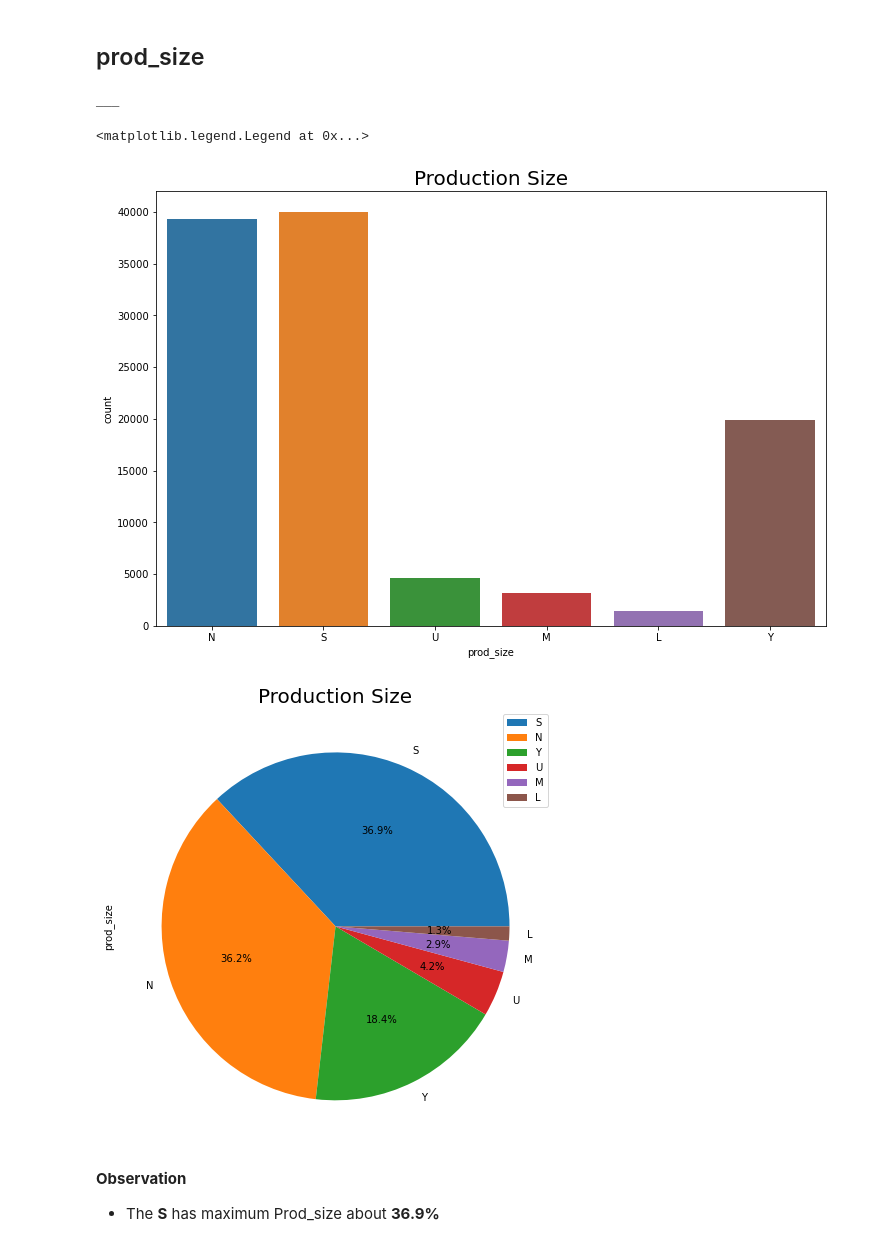
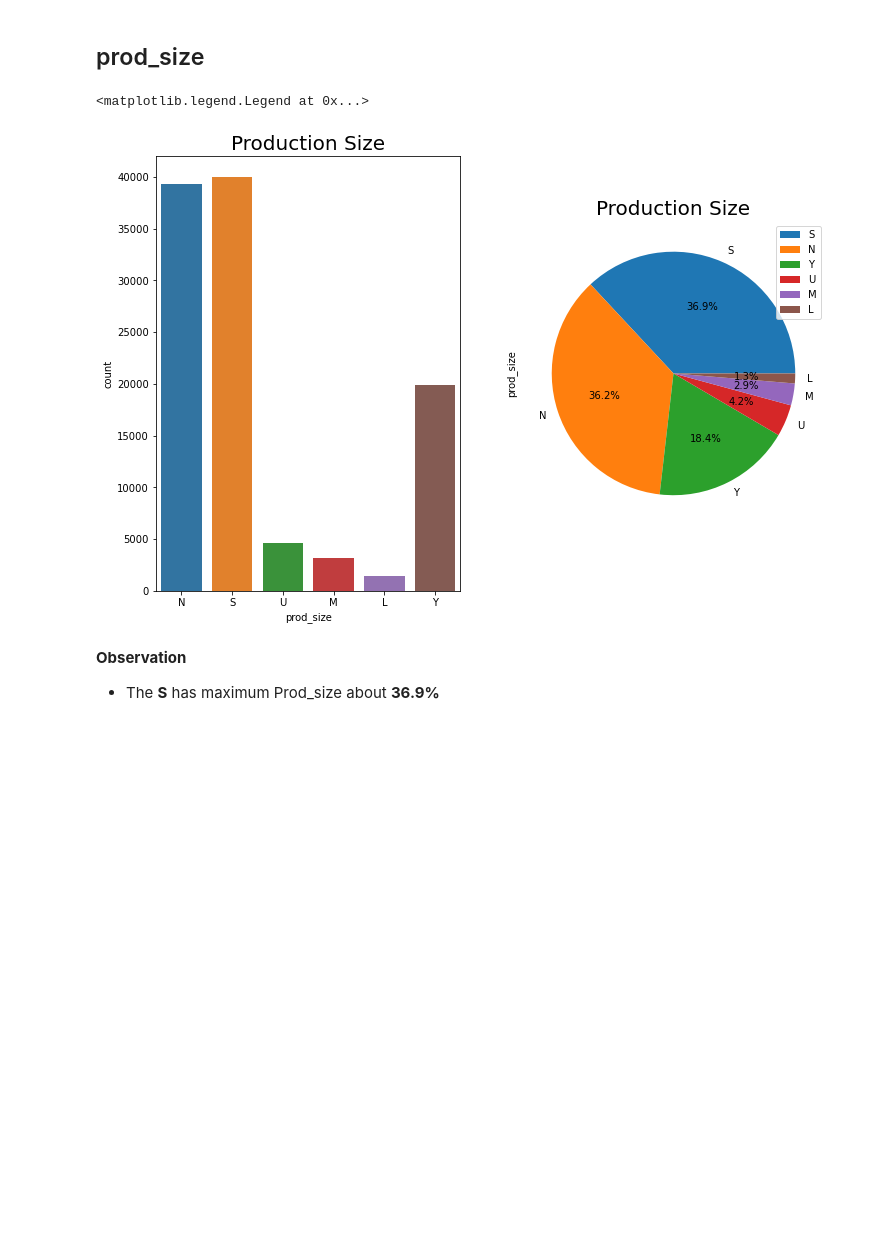
Before and after one commit to Sialsanwal/Data-Science, a Jupyter notebook: Exploratory Data Analysis (EDA)/Mineral ores around the world.ipynb, the cells around one changed output. Cells and saved outputs as stored; diff of their text form; code cells hidden in the pictures; blank space fills up the shorter version.

```diff
--- a/Exploratory Data Analysis (EDA)/Mineral ores around the world.ipynb
+++ b/Exploratory Data Analysis (EDA)/Mineral ores around the world.ipynb
@@ -157,19 +157,17 @@ plt.show()
 # %%
 
 plt.figure(figsize=(12,8))
+plt.subplot(1,2,1)
 sns.countplot(data=df,x=df['prod_size'])
 plt.title('Production Size',fontsize=20)
-print("___ ")
 
-plt.figure(figsize=(12,8))
+plt.subplot(1,2,2)
 plt.title('Production Size',fontsize=20)
 df.prod_size.value_counts().plot(kind='pie',autopct="%.1f%%")
 plt.legend(loc=1)
 # %% [output]
-___
+<matplotlib.legend.Legend at 0x...>
-<matplotlib.legend.Legend at 0x...>
-[figure, old version]
+[figure, new version]
-[figure, removed]
 # %% [markdown]
 **Observation**
 - The **S** has maximum Prod_size  about **36.9%**
```
Also changed, not shown: parts of 5 cells of this notebook.
